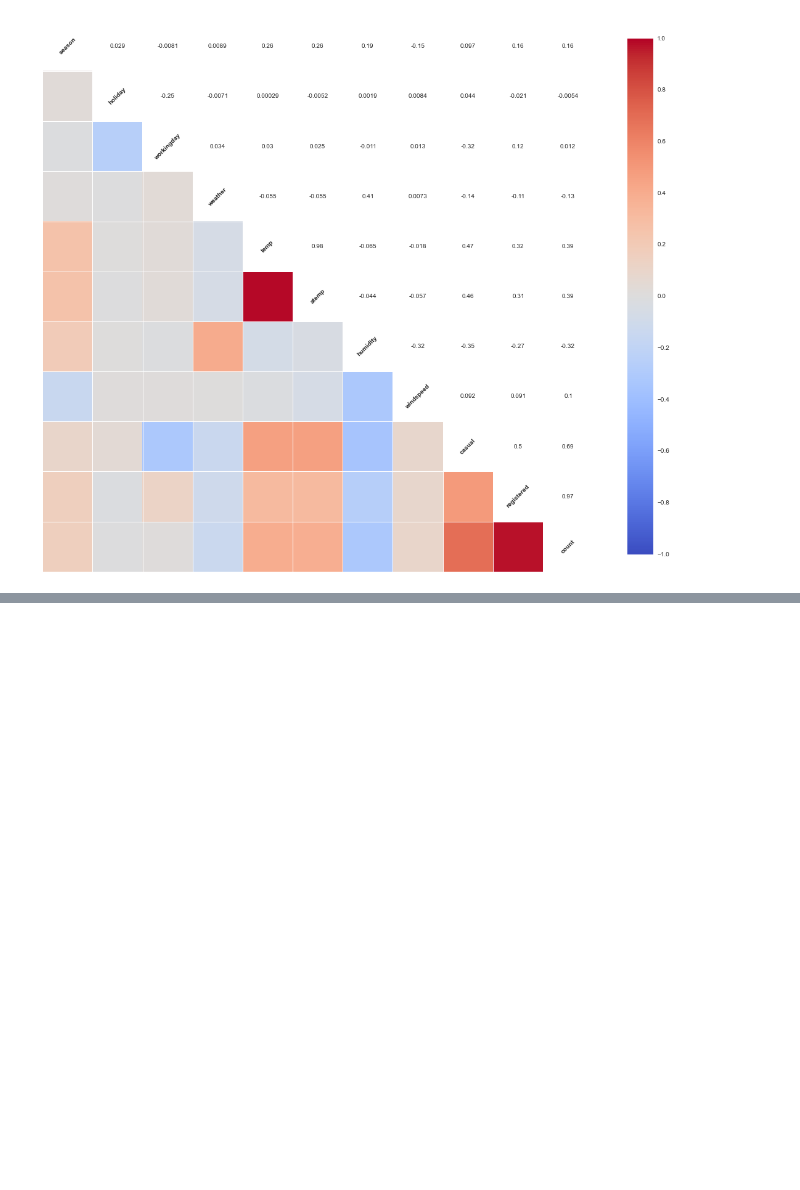
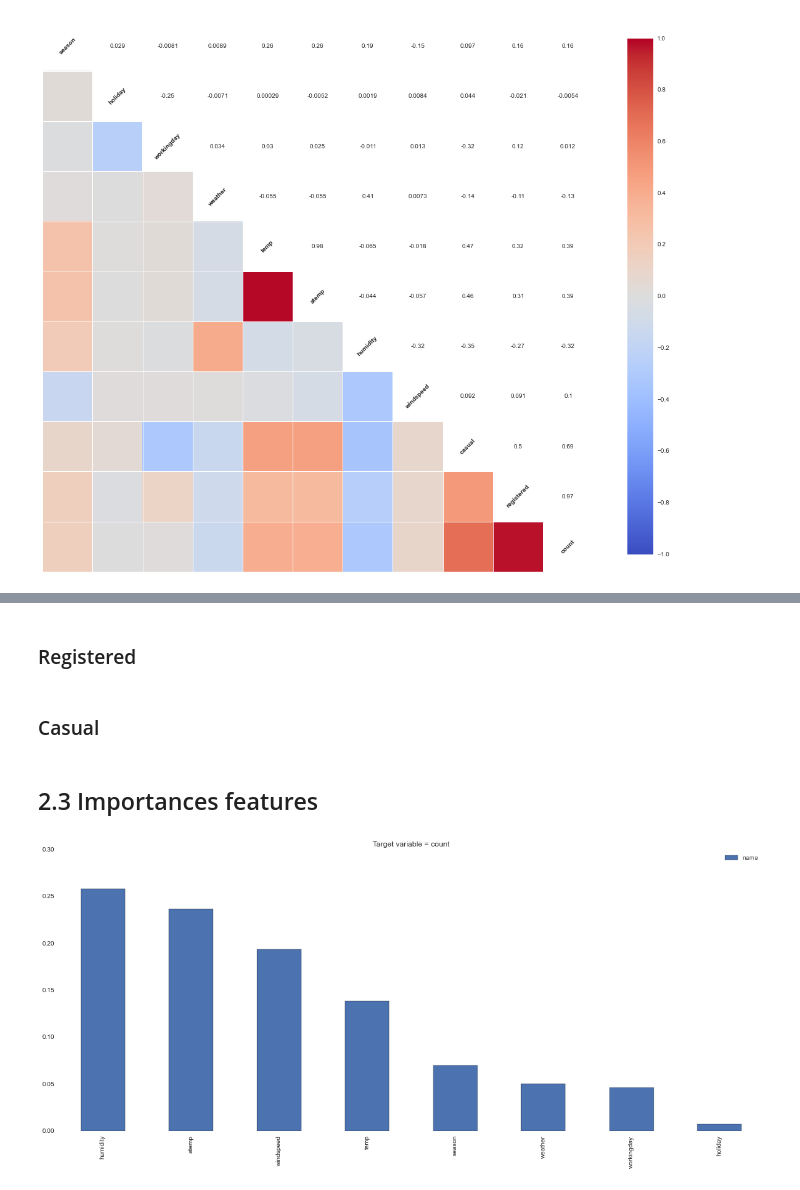
Before and after one commit to slon1024/baby_steps_to_being_data_scientist, a Jupyter notebook: Analyze.ipynb, the cells around one changed output, grey strips where cells are left out. Drawn from its saved outputs; the diff is of its cells as text; code cells hidden in the pictures; blank space fills up the shorter version.

```diff
--- a/Analyze.ipynb
+++ b/Analyze.ipynb
@@ -101,0 +183,2 @@ Questions:
+# %% [markdown]
+### Registered
@@ -101,0 +187,2 @@ Questions:
+# %% [markdown]
+### Casual
@@ -101,0 +191,33 @@ Questions:
+# %% [markdown]
+## 2.3 Importances features
+# %%
+def select_features(data):
+    columns = data.loc[ :, (data.dtypes == np.int64) | (data.dtypes == np.float64) | (data.dtypes == np.bool) ].columns.values
+    return [feat for feat in columns if feat not in ['count_log', 'count', 'casual', 'casual_log', 'registered', 'registered_log'] ]
+
+def get_X_y(data, features=None, target_variable='count'):
+    if not features:
+        features = select_features(data)
+
+    X = data[features].values
+    y = data[target_variable].values
+
+    return X,y
+
+def get_importance_features(data, model, limit, target_variable):
+    X,y = get_X_y(data, target_variable=target_variable)
+    cols = select_features(data)
+
+    model.fit(X, y)
+    feats = pd.DataFrame(model.feature_importances_, index=data[cols].columns)
+    feats = feats.sort([0], ascending=False) [:limit]
+    return feats.rename(columns={0:'name'})
+
+def draw_importance_features(data, model=RandomForestRegressor(), limit=30, target_variable='count'):
+    feats = get_importance_features(data, model, limit, target_variable)
+    feats.plot(kind='bar', figsize=(20, 8), title="Target variable = {0}".format(target_variable))
+
+
+draw_importance_features(train, target_variable='count')
+# %% [output]
+[figure, added]
```
Also changed, not shown: parts of 43 cells of this notebook.
